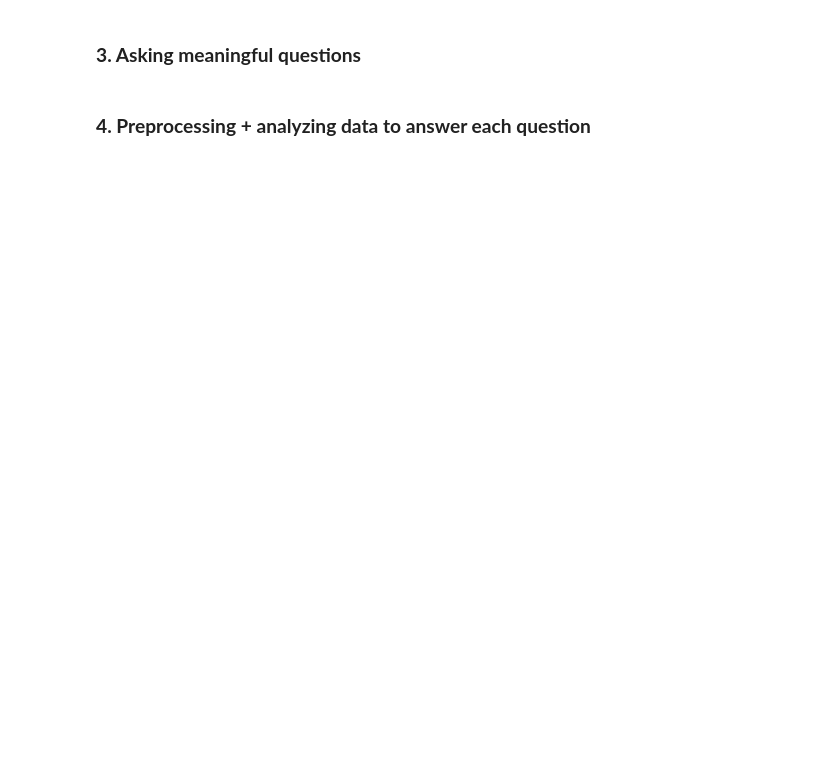
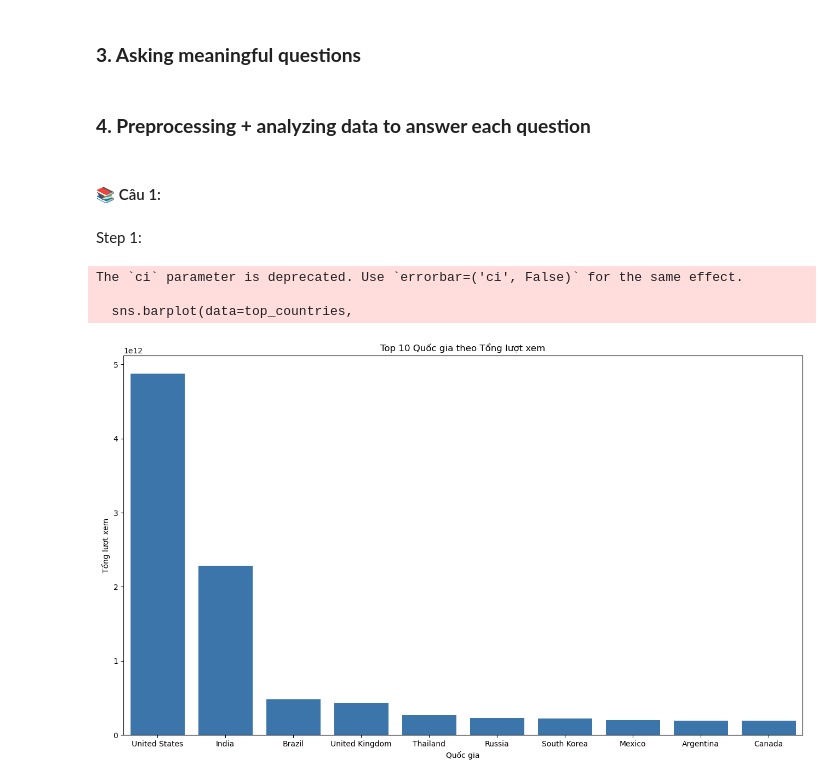
Before and after one commit to BaoDias2505/Final_Project_P4DS, a Jupyter notebook: 21127221_21127583.ipynb, the cells around one changed output. Saved outputs shown, nothing was run; the diff lists cells and outputs as text; code cells hidden in the pictures; blank space fills up the shorter version.

```diff
--- a/21127221_21127583.ipynb
+++ b/21127221_21127583.ipynb
@@ -434,7 +436,7 @@ cat_col_info_df.T
 🚧 Preprocessing categorical columns
 # %%
 
-cols_list = [ 'category', 'Country', 'channel_type', 'created_month']
+cols_list = [ 'category', 'Country', 'Abbreviation','channel_type', 'created_month']
 for col in cols_list:
     data[col] = data[col].fillna(data[col].mode()[0])
 # %%
@@ -505,3 +507,26 @@ data.sample(5)
 ### **4. Preprocessing + analyzing data to answer each question**
 # %%
 data.to_csv("data_processed.csv", index=False)
+# %% [markdown]
+#### 📚 Câu 1:
+# %% [markdown]
+Step 1:
+# %%
+plt.figure(figsize=(16, 9))
+
+# Groupby và tính tổng lượt xem cho từng quốc gia, sắp xếp theo giảm dần, và giới hạn chỉ lấy 10 dòng đầu tiên
+top_countries = data.groupby(['Country'])['video views'].sum().sort_values(ascending=False).head(10).reset_index()
+
+sns.barplot(data=top_countries,
+            x='Country', y='video views',
+            ci=False, color=sns.xkcd_rgb['bluish'])
+
+plt.title('Top 10 Quốc gia theo Tổng lượt xem')
+plt.xlabel('Quốc gia')
+plt.ylabel('Tổng lượt xem')
+plt.show()
+# %% [output]
+The `ci` parameter is deprecated. Use `errorbar=('ci', False)` for the same effect.
+
+  sns.barplot(data=top_countries,
+[figure, added]
```
Also changed, not shown: parts of 24 cells of this notebook, 1 other file.
